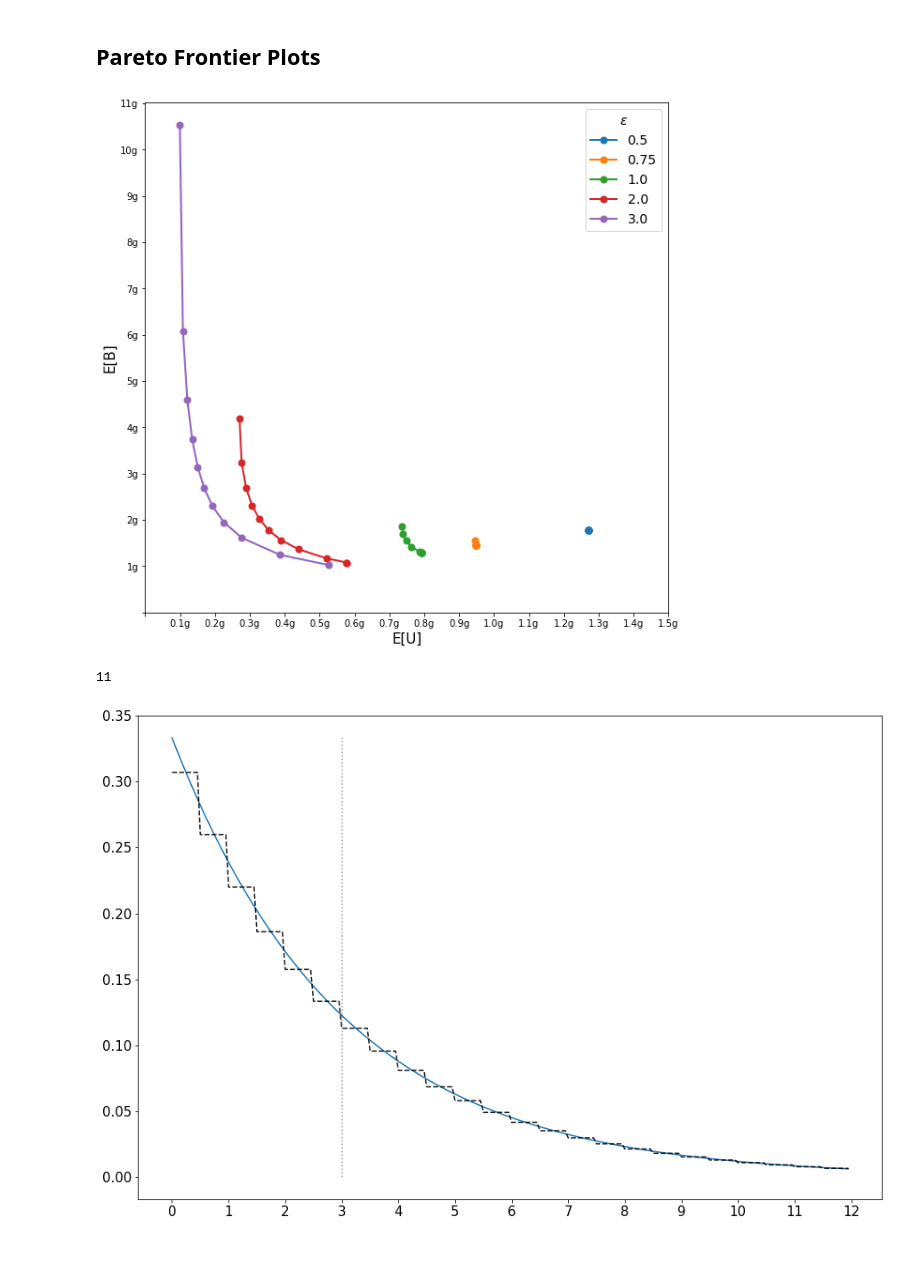
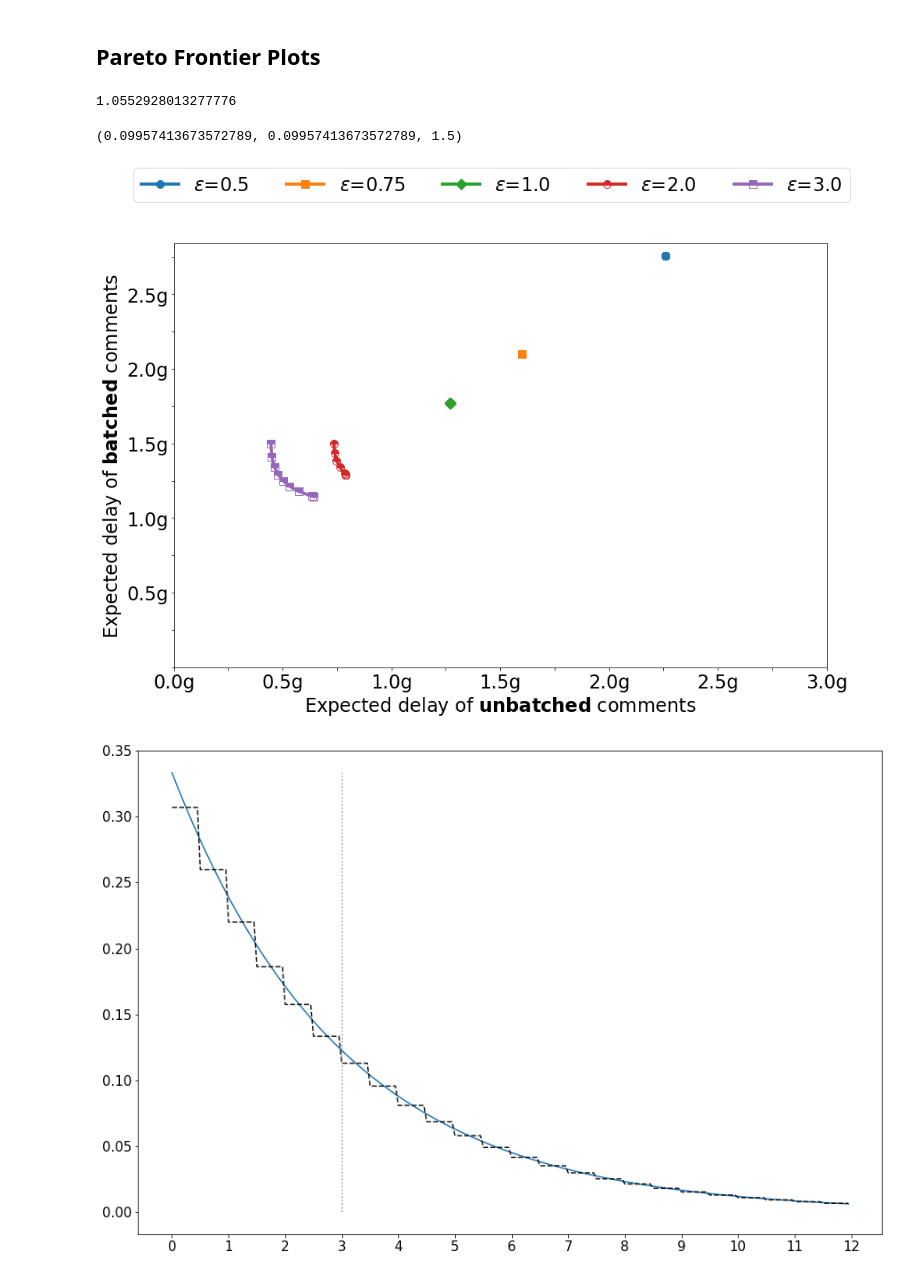
Before and after one commit to akgoldberg/batching-privacy, a Jupyter notebook: priv_plots.ipynb, the cells around one changed output. Drawn from its saved outputs; the diff is of its cells as text; code cells hidden in the pictures.

```diff
--- a/priv_plots.ipynb
+++ b/priv_plots.ipynb
@@ -155,11 +160,18 @@ def expectation_trunc_exp(eps, gamma, batched):
     else:
         return get_exp((K), gamma)
 
-def expectation_unif(eps, batched):
+def expectation_unif(eps, batched, p = 1.):
     if batched:
-        return 0.5 + (1. / (2*(1 - np.exp(-1*eps))))
+        return 0.5*(1 + (p / ((p - np.exp(-1*eps)))))
     else:
-        return (1. / (2*(1-np.exp(-1*eps))))
+        return (p**2 / (2*(p-np.exp(-1*eps))))
+
+def expectation_staircase(eps, batched):
+    e = (np.exp(eps / 2) / (np.exp(eps) - 1))
+    if batched:
+        return 1 + e
+    else:
+        return e
 
 def expectation_exp(eps, batched):
     if batched:
@@ -344,7 +387,7 @@ def exp_U_opt(eps, p):
     return 0.5 * p**2 / (p - np.exp(-eps))
 
 def exp_B_opt(eps, p):
-    return 0.5 * (1 + (1/(p - np.exp(-eps))))
+    return 0.5 * (1 + (p/(p - np.exp(-eps))))
 
 def get_pareto(eps, w_U, w_B):
     p = 1
@@ -353,38 +396,49 @@ def get_pareto(eps, w_U, w_B):
         if np.exp(eps) > M:
             p = M*np.exp(-eps)
     return p, exp_U_opt(eps, p), exp_B_opt(eps, p)
+# %%
+expectation_unif(3., True, p=0.5)
+# %% [output]
+1.0552928013277776
+# %%
+get_pareto(3., 1, 0)
+# %% [output]
+(0.09957413673572789, 0.09957413673572789, 1.5)
 # %%
 w_Us = np.arange(0, 1.1, 0.1)
 ws = list(zip(w_Us, 1. - w_Us))
 eps_list = [0.5, 0.75, 1., 2., 3.]
 
-pareto_frontier = {e: [get_pareto(e, w_U, w_B) for w_U, w_B in ws] for e in eps_list}
+pareto_frontier = {e: [get_pareto(e/2, w_U, w_B) for w_U, w_B in ws] for e in eps_list}
 # %%
-fig, ax = plt.subplots(figsize=(10,10))
+fig, ax = plt.subplots(figsize=(15,10))
 
-for eps in eps_list:
+markers = itertools.cycle(('o', 's', 'D'))
+for i,eps in enumerate(eps_list):
     Us = list(zip(*pareto_frontier[eps]))[1]
     Bs = list(zip(*pareto_frontier[eps]))[2]
-    plt.plot(Us, Bs, 'o-', label=f'{eps}', lw=2, markersize=7)
+    fs = 'full' if i < 3 else 'top'
+    plt.plot(Us, Bs, label=r'$\epsilon$=' + f'{eps}', lw=4, marker=next(markers),markersize=10, fillstyle=fs)
 
-plt.xlabel('E[U]', fontsize=15)
-plt.ylabel('E[B]', fontsize=15)
-ys = np.arange(0, max(Bs)+1, 1)
-plt.yticks(ys, labels=[f'{int(t)}g' for t in ys])
-xs = np.arange(0, max(Us)+1, 0.1)
-plt.xticks(xs, labels=[f'{round(t, 2)}g' for t in xs])
+plt.xlabel(r'Expected delay of $\bf{unbatched}$ comments', fontsize=24)
+plt.ylabel(r'Expected delay of $\bf{batched}$ comments', fontsize=24)
+ys = np.arange(0, pareto_frontier[eps_list[0]][0][1]+0.5, 0.25)
+plt.yticks(ys, labels=[f'{round(t,2)}g' for t in ys], fontsize=24)
+xs = np.arange(0, pareto_frontier[eps_list[0]][0][2]+0.25, 0.25)
+plt.xticks(xs, labels=[f'{round(t, 2)}g' for t in xs], fontsize=24)
 ax.yaxis.get_major_ticks()[0].label1.set_visible(False)
-ax.xaxis.get_major_ticks()[0].label1.set_visible(False)
-legend = plt.legend(title=r'$\epsilon$', fontsize=14)
+for i in range(len(xs)):
+    if i%2 == 1:
+        ax.xaxis.get_major_ticks()[i].label1.set_visible(False)
+for i in range(len(ys)):
+    if i%2 == 1:
+        ax.yaxis.get_major_ticks()[i].label1.set_visible(False)
+legend = plt.legend(fontsize=24, ncol=5, bbox_to_anchor=(1.05,1.2))
 
-plt.setp(legend.get_title(),fontsize=14)
+plt.setp(legend.get_title(),fontsize=22)
 plt.show()
 # %% [output]
-[figure, old version]
+[figure, new version]
-# %%
-len(np.unique(list(zip(*pareto_frontier[eps]))[1]))
-# %% [output]
-11
 # %%
 def pdf_laplace(eps, g, x):
     b = g / eps
```
Also changed, not shown: parts of 15 cells of this notebook, 6 other files.
